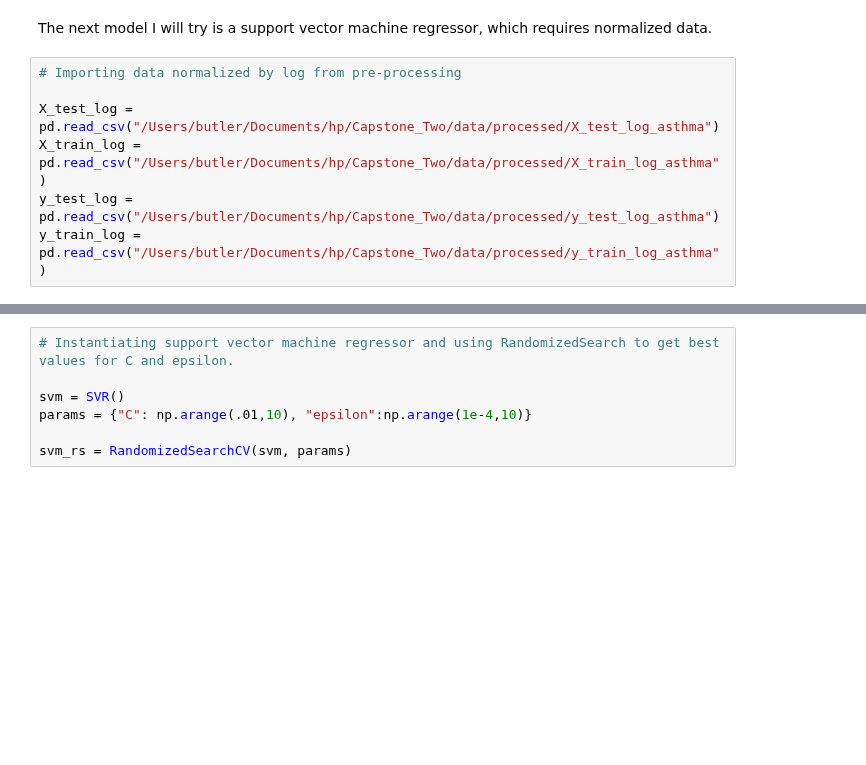
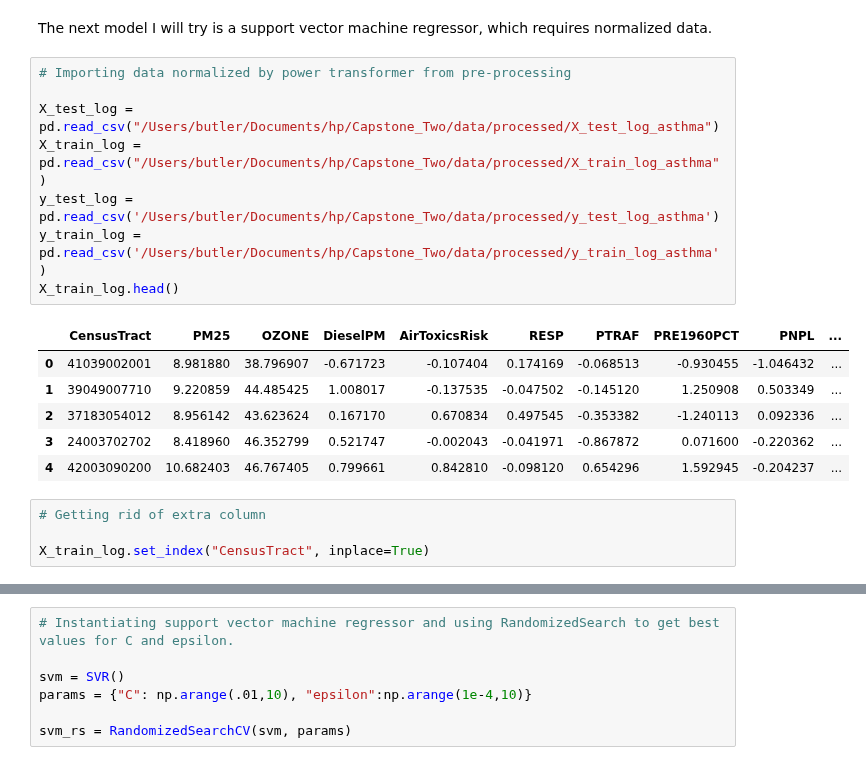
Before and after one commit to keb101/Image-Classification-Indian-Clothing, a Jupyter notebook: Capstone_Two/notebooks/Modeling/Modeling_asthma.ipynb, the cells around one changed output, grey strips where cells are left out. Drawn from its saved outputs; the diff is of its cells as text; blank space fills up the shorter version.

```diff
--- a/Capstone_Two/notebooks/Modeling/Modeling_asthma.ipynb
+++ b/Capstone_Two/notebooks/Modeling/Modeling_asthma.ipynb
@@ -408,12 +459,24 @@ RMSE: 1.1592685572527406
 # %% [markdown]
 The next model I will try is a support vector machine regressor, which requires normalized data.
 # %%
-# Importing data normalized by log from pre-processing
+# Importing data normalized by power transformer from pre-processing
 
 X_test_log = pd.read_csv("/Users/butler/Documents/hp/Capstone_Two/data/processed/X_test_log_asthma")
 X_train_log = pd.read_csv("/Users/butler/Documents/hp/Capstone_Two/data/processed/X_train_log_asthma")
-y_test_log = pd.read_csv("/Users/butler/Documents/hp/Capstone_Two/data/processed/y_test_log_asthma")
-y_train_log = pd.read_csv("/Users/butler/Documents/hp/Capstone_Two/data/processed/y_train_log_asthma")
+y_test_log = pd.read_csv('/Users/butler/Documents/hp/Capstone_Two/data/processed/y_test_log_asthma')
+y_train_log = pd.read_csv('/Users/butler/Documents/hp/Capstone_Two/data/processed/y_train_log_asthma')
+X_train_log.head()
+# %% [output]
+|  | CensusTract | PM25 | OZONE | DieselPM | AirToxicsRisk | RESP | PTRAF | PRE1960PCT | PNPL | ... |
+| 0 | 41039002001 | 8.981880 | 38.796907 | -0.671723 | -0.107404 | 0.174169 | -0.068513 | -0.930455 | -1.046432 | ... |
+| 1 | 39049007710 | 9.220859 | 44.485425 | 1.008017 | -0.137535 | -0.047502 | -0.145120 | 1.250908 | 0.503349 | ... |
+| 2 | 37183054012 | 8.956142 | 43.623624 | 0.167170 | 0.670834 | 0.497545 | -0.353382 | -1.240113 | 0.092336 | ... |
+| 3 | 24003702702 | 8.418960 | 46.352799 | 0.521747 | -0.002043 | -0.041971 | -0.867872 | 0.071600 | -0.220362 | ... |
+| 4 | 42003090200 | 10.682403 | 46.767405 | 0.799661 | 0.842810 | -0.098120 | 0.654296 | 1.592945 | -0.204237 | ... |
+# %%
+# Getting rid of extra column
+
+X_train_log.set_index("CensusTract", inplace=True)
 # %%
 X_train_log.head()
 # %% [output]
```
Also changed, not shown: parts of 28 cells of this notebook, 8 other files.
